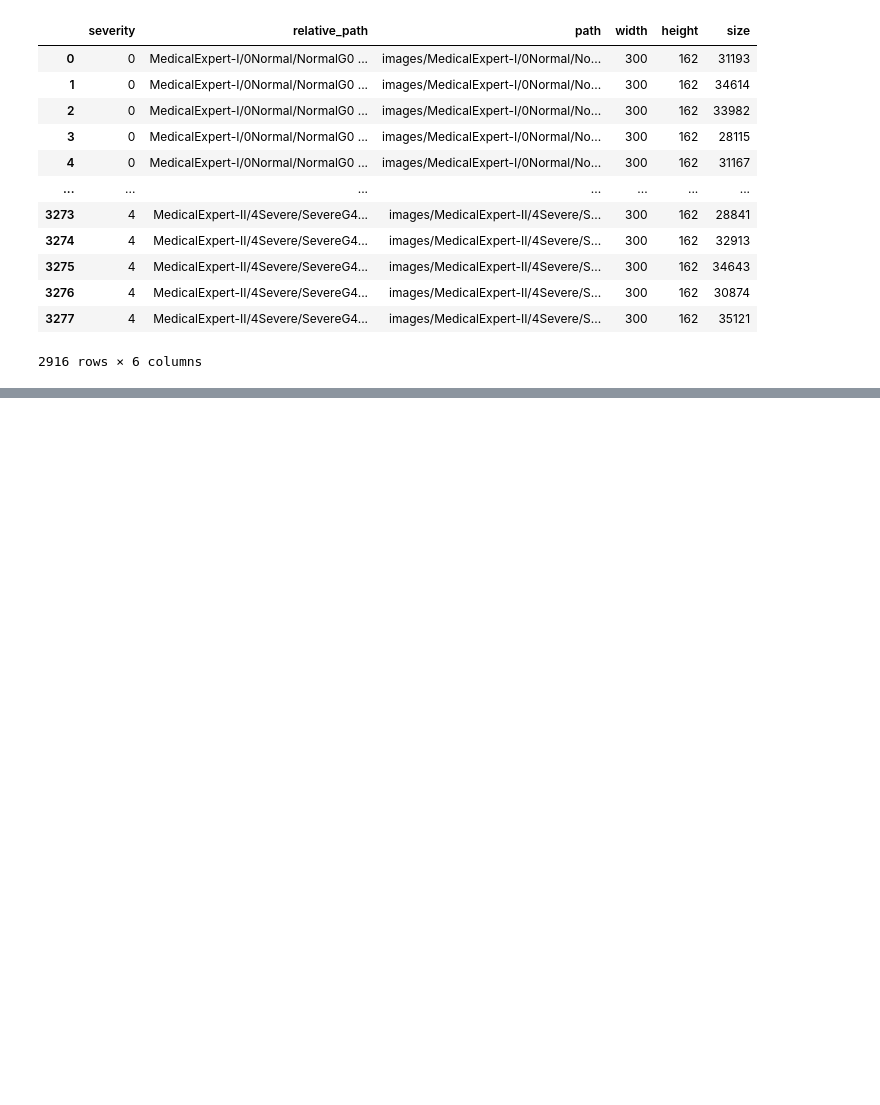
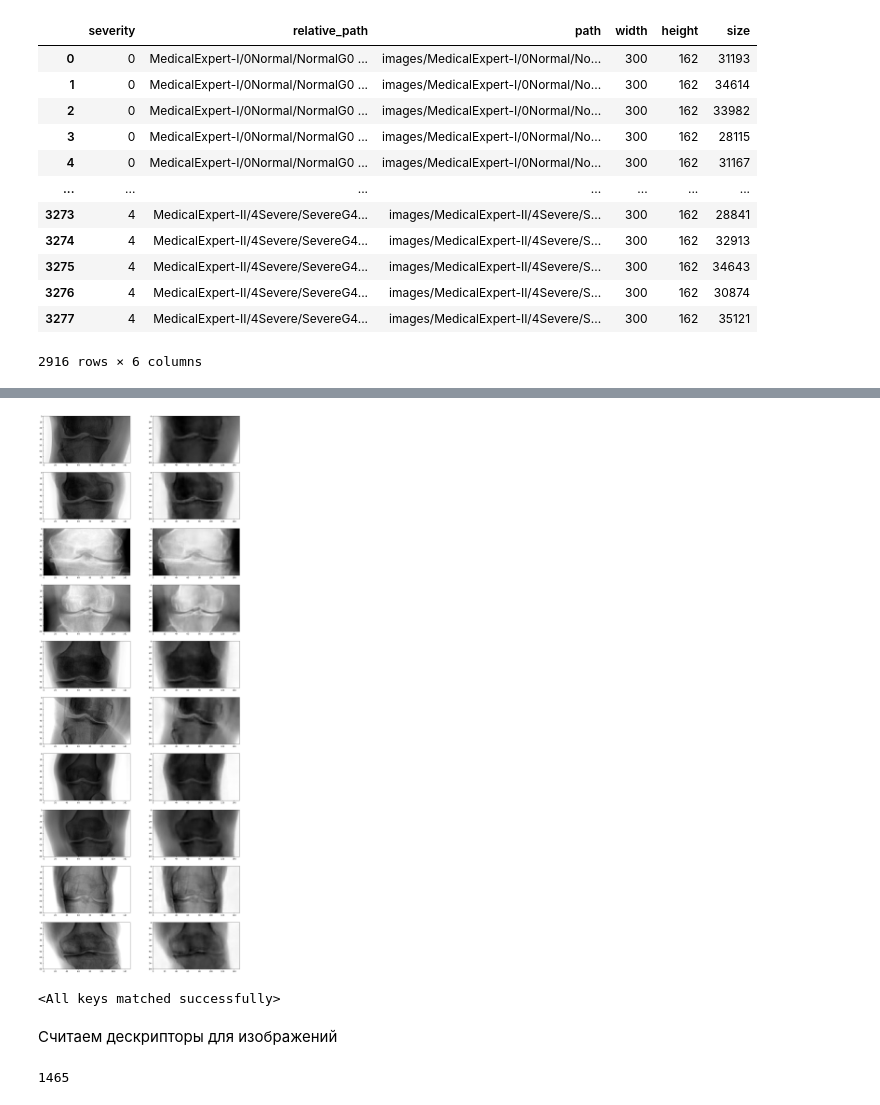
Before and after one commit to TiunovNN/hse-knee-xray-research, a Jupyter notebook: models/ML/Autoencoders.ipynb, the cells around one changed output, grey strips where cells are left out. Saved outputs shown, nothing was run; the diff lists cells and outputs as text; code cells hidden in the pictures; blank space fills up the shorter version.

Commit message:
Trained autoencoder

```diff
--- a/models/ML/Autoencoders.ipynb
+++ b/models/ML/Autoencoders.ipynb
@@ -101,7 +61,7 @@ class Metadata:
 def handle_file(item) -> Metadata:
     path = IMAGE_DIRECTORY / item.relative_path
     path.parent.mkdir(parents=True, exist_ok=True)
-    s3_client.download_file(BUCKET_NAME, f'{DATASET_DIR}{item.relative_path}', path)
+    s3_client.download_file(BUCKET_NAME, f'{DATASET_DIR}{item.relative_path}', str(path))
     with PIL.Image.open(str(path)) as im:
         width, height = im.size
     return Metadata(item.severity, item.relative_path, path, width, height, size=path.stat().st_size)
@@ -327,7 +243,8 @@ class TorchConvAutoEncoder(nn.Module):
         return decoded
 # %%
 model = TorchConvAutoEncoder()
-criterion = nn.MSELoss()
-optimizer = torch.optim.Adam(model.parameters(), lr=1e-3, weight_decay=1e-5)
+model.to(torch.device('cuda'))
+criterion = nn.MSELoss(reduction='sum')
+optimizer = torch.optim.Adam(model.parameters(), lr=1e-4)
 # %%
 from torchsummary import summary
@@ -390,0 +330,11 @@ with tqdm(total=num_epochs*len(dataset_loader)) as pbar:
+# %%
+%%time
+from tqdm.notebook import tqdm
+
+outputs = []
+model.to(torch.device('cpu'))
+with torch.no_grad():
+    for img, t in tqdm(dataset_loader):
+        recon = model(img[:10])
+        outputs.append((img[:10], recon))
+        break
@@ -390,0 +344,23 @@ with tqdm(total=num_epochs*len(dataset_loader)) as pbar:
+# %%
+import math
+import matplotlib.pyplot as plt
+plt.figure(figsize=(18, 50))
+plt.gray()
+imgs = outputs[0][0].detach().numpy()[:10]
+recon = outputs[0][1].detach().numpy()[:10]
+# plt.imshow(imgs)
+# plt.imshow(recon)
+for i, item in enumerate(imgs):
+    # print(item)
+    plt.subplot(len(imgs), 2, i * 2 +1)
+    # item = item.reshape(-1, 28,28) # -> use for Autoencoder_Linear
+    # item: 1, 28, 28
+    plt.imshow(item[0])
+
+for i, item in enumerate(recon):
+    plt.subplot(len(imgs), 2, i*2+2) # row_length + i + 1
+    # item = item.reshape(-1, 28,28) # -> use for Autoencoder_Linear
+    # item: 1, 28, 28
+    plt.imshow(item[0])
+# %% [output]
+[figure, added]
@@ -390,0 +373,8 @@ with tqdm(total=num_epochs*len(dataset_loader)) as pbar:
+# %%
+# s3_client.download_file(BUCKET_NAME, 'models/autoencoder.bin', 'autoencoder.bin')
+model = TorchConvAutoEncoder()
+model.load_state_dict(torch.load('autoencoder.bin'))
+# %% [output]
+<All keys matched successfully>
+# %% [markdown]
+Считаем дескрипторы для изображений
@@ -390,0 +410,4 @@ with tqdm(total=num_epochs*len(dataset_loader)) as pbar:
+# %%
+len(descriptors)
+# %% [output]
+1465
```
Also changed, not shown: parts of 22 cells of this notebook.
